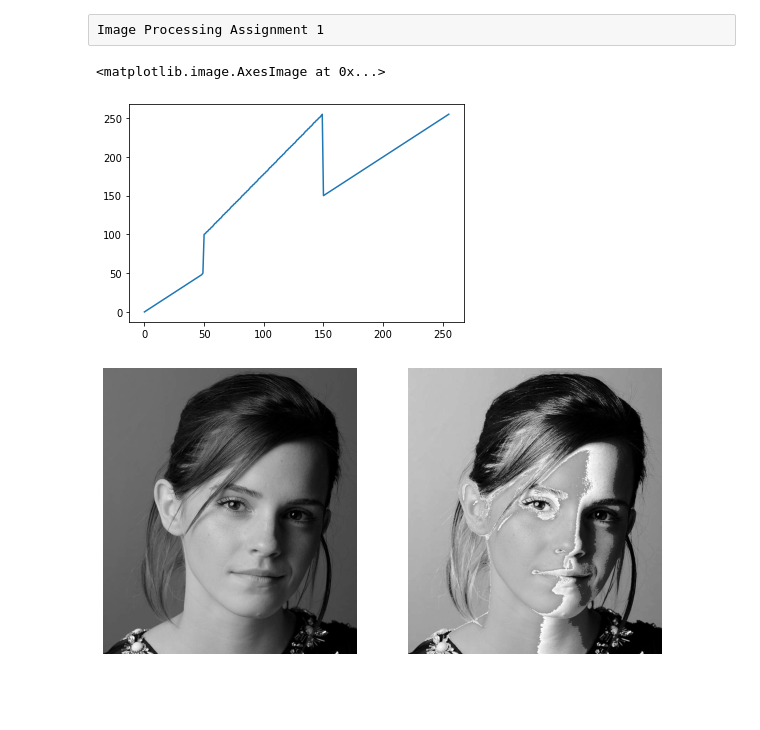
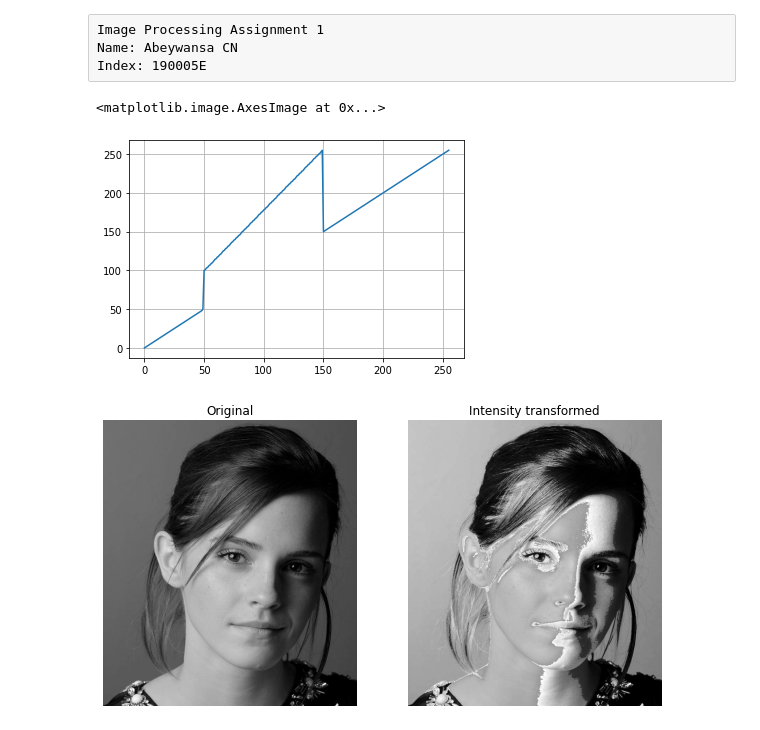
Before and after one commit to chalindunis/ImageProcessing_assignments, a Jupyter notebook: Assignment-1.ipynb, the cells around one changed output. Saved outputs shown, nothing was run; the diff lists cells and outputs as text; code cells hidden in the pictures; blank space fills up the shorter version.

```diff
--- a/Assignment-1.ipynb
+++ b/Assignment-1.ipynb
@@ -1,34 +1,39 @@
 # %% [raw]
 Image Processing Assignment 1
+Name: Abeywansa CN
+Index: 190005E
 # %%
 #Q1
 import numpy as np
 import cv2 as cv
 import matplotlib.pyplot as plt
 
 im = cv.imread(r'E:\Current ACA\fund. of image processing & machine vision\Assignments\emma_gray.jpg',cv.IMREAD_GRAYSCALE)
 assert cv is not None
 
 t1 = np.linspace(0,50,50)
 t2 = np.linspace(50,100,0)
 t3 = np.linspace(100,255,100)
 t4 = np.linspace(255,150,0)
 t5 = np.linspace(150,255,106)
 
 t = np.concatenate((t1,t2,t3,t4,t5),axis=0).astype(np.uint8)
 fig,ax = plt.subplots()
 assert len(t) == 256
 ax.plot(t)
+ax.grid('on')
 g=cv.LUT(im,t)
 
 fig,ax = plt.subplots(1,2,figsize=(10,8))
 plt.subplot(1,2,1)
 plt.axis('off')
+plt.title('Original')
 plt.imshow(im,'gray')
 plt.subplot(1,2,2)
 plt.axis('off')
+plt.title('Intensity transformed')
 plt.imshow(g,'gray')
 # %% [output]
 <matplotlib.image.AxesImage at 0x...>
-[figure, old version]
+[figure, new version]
-[figure, old version]
+[figure, new version]
```
Also changed, not shown: parts of 11 cells of this notebook.
